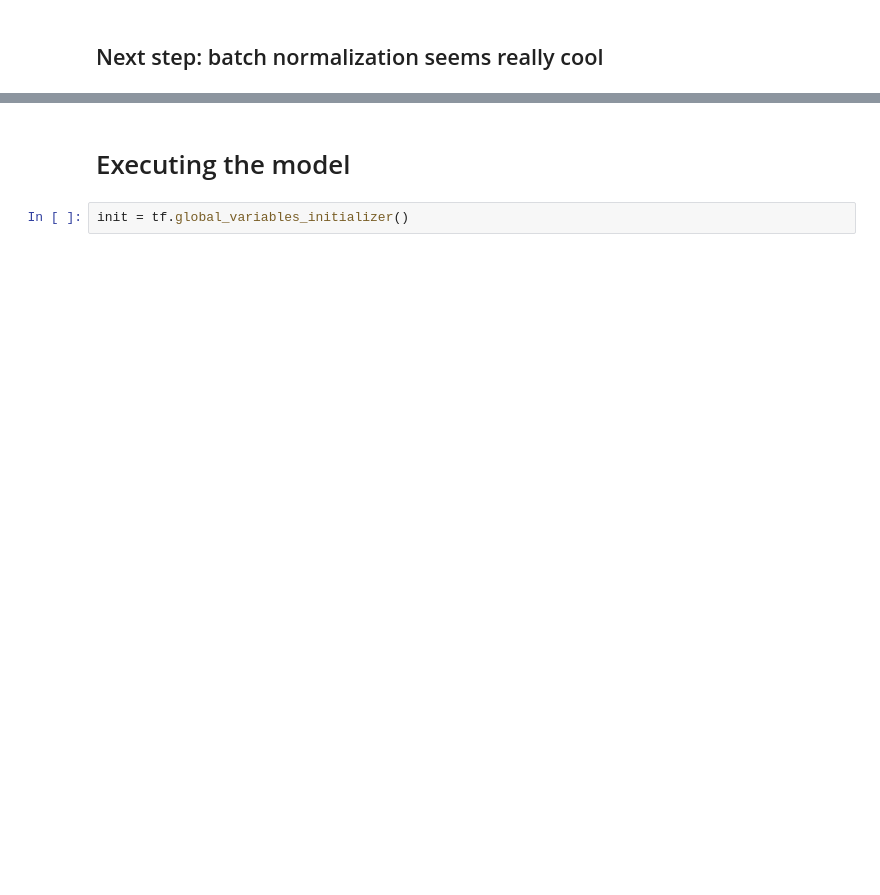
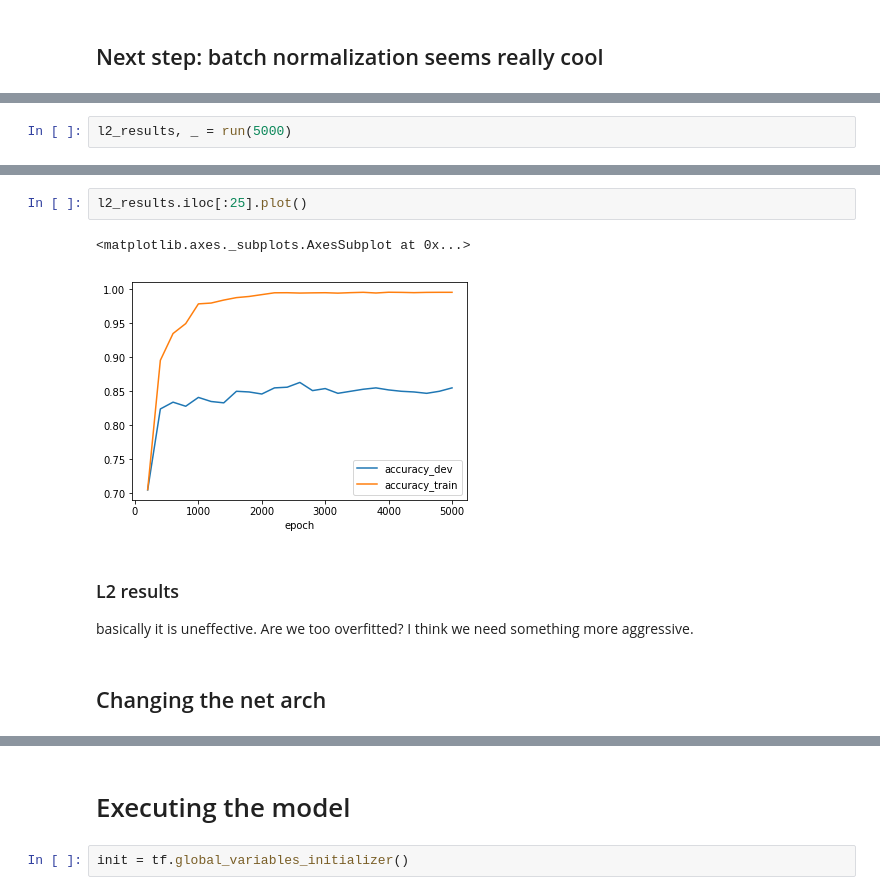
Before and after one commit to gioruffa/DeepLearning_notMNISTStudyCase, a Jupyter notebook: fiststeps.ipynb, the cells around one changed output, grey strips where cells are left out. Drawn from its saved outputs; the diff is of its cells as text; blank space fills up the shorter version.

```diff
--- a/fiststeps.ipynb
+++ b/fiststeps.ipynb
@@ -426,0 +579,2 @@ There is no visible improvement in random weight initialization, neither for bia
+# %%
+l2_results, _ = run(5000)
@@ -426,0 +599,10 @@ There is no visible improvement in random weight initialization, neither for bia
+# %%
+l2_results.iloc[:25].plot()
+# %% [output]
+<matplotlib.axes._subplots.AxesSubplot at 0x...>
+[figure, added]
+# %% [markdown]
+### L2 results
+basically it is uneffective. Are we too overfitted? I think we need something more aggressive.
+# %% [markdown]
+## Changing the net arch
```
Also changed, not shown: parts of 46 cells of this notebook.
